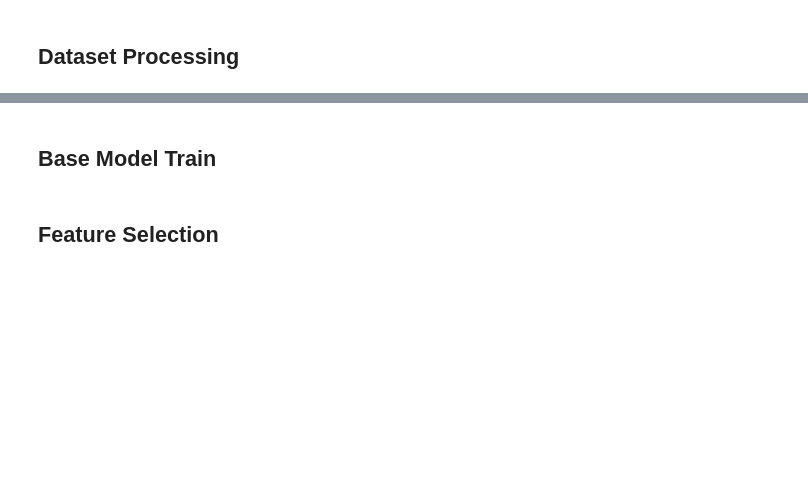
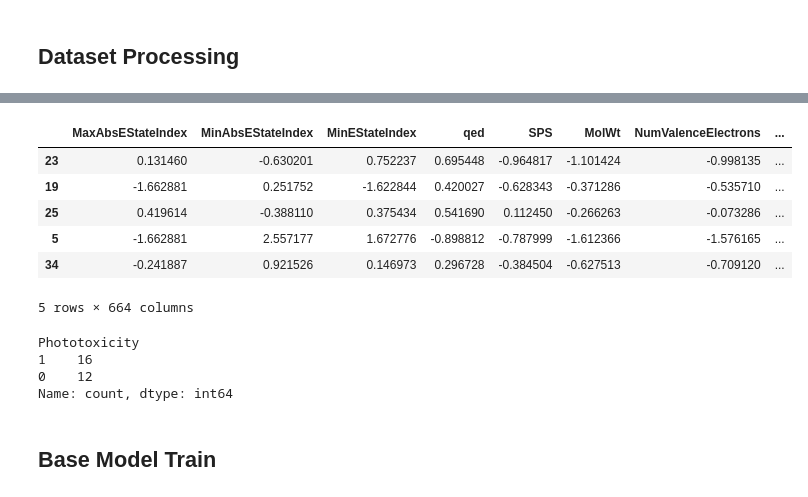
Before and after one commit to erikrogansky/ToxiPred, a Jupyter notebook: server-toxipred/in_vivo_phototoxicity_lr_svm/svm_in_vivo.ipynb, the cells around one changed output, grey strips where cells are left out. Saved outputs shown, nothing was run; the diff lists cells and outputs as text; code cells hidden in the pictures; blank space fills up the shorter version.

```diff
--- a/server-toxipred/in_vivo_phototoxicity_lr_svm/svm_in_vivo.ipynb
+++ b/server-toxipred/in_vivo_phototoxicity_lr_svm/svm_in_vivo.ipynb
@@ -489,0 +633,19 @@ for root_name in root_names:
+# %%
+display(X_train.head())
+display(y_train.value_counts())
+
+for col in excluded_homo_lumo_columns:
+    if col in X_train_desc_only.columns:
+        print(f"Column '{col}' is in X_train_desc_only.")
+# %% [output]
+|  | MaxAbsEStateIndex | MinAbsEStateIndex | MinEStateIndex | qed | SPS | MolWt | NumValenceElectrons | ... |
+| 23 | 0.131460 | -0.630201 | 0.752237 | 0.695448 | -0.964817 | -1.101424 | -0.998135 | ... |
+| 19 | -1.662881 | 0.251752 | -1.622844 | 0.420027 | -0.628343 | -0.371286 | -0.535710 | ... |
+| 25 | 0.419614 | -0.388110 | 0.375434 | 0.541690 | 0.112450 | -0.266263 | -0.073286 | ... |
+| 5 | -1.662881 | 2.557177 | 1.672776 | -0.898812 | -0.787999 | -1.612366 | -1.576165 | ... |
+| 34 | -0.241887 | 0.921526 | 0.146973 | 0.296728 | -0.384504 | -0.627513 | -0.709120 | ... |
+5 rows × 664 columns
+Phototoxicity
+1    16
+0    12
+Name: count, dtype: int64
@@ -523,2 +658,0 @@ print(classification_report(y_test, y_pred, digits=3))
-# %% [markdown]
-## Feature Selection
```
Also changed, not shown: parts of 39 cells of this notebook.
